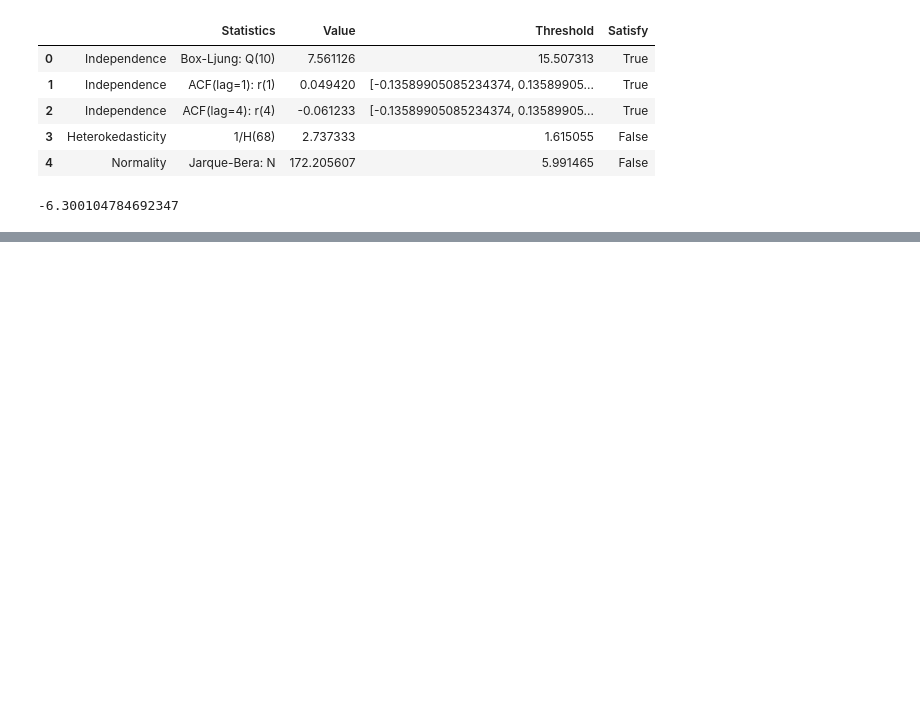
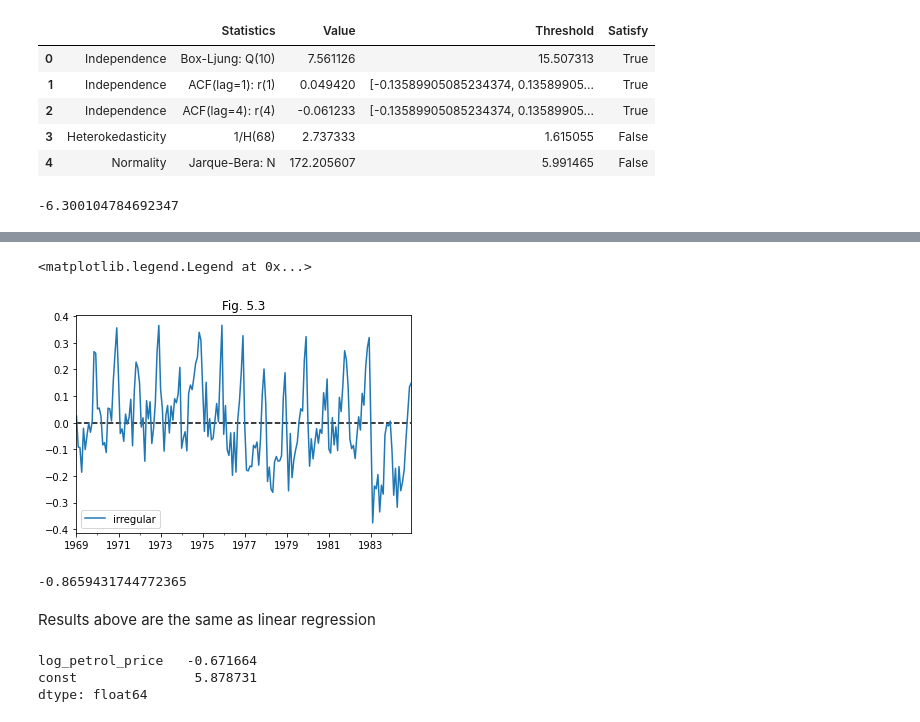
Before and after one commit to tatamiya/state_space_model_notebooks, a Jupyter notebook: statsmodels/CommandeurKoopman2007.ipynb, the cells around one changed output, grey strips where cells are left out. Drawn from its saved outputs; the diff is of its cells as text; code cells hidden in the pictures; blank space fills up the shorter version.

```diff
--- a/statsmodels/CommandeurKoopman2007.ipynb
+++ b/statsmodels/CommandeurKoopman2007.ipynb
@@ -1178,0 +1272,15 @@ llevel_seasonal_results_ukinflation.aic / llevel_seasonal_results_ukinflation.no
+# %%
+ax = pd.Series(dconst_exog_results.smoothed_measurement_disturbance[0], index=df_ukdrivers.index).plot(label='irregular')
+ax.hlines(0, *ax.get_xlim(), linestyle='dashed', color='black')
+ax.set_title('Fig. 5.3')
+ax.legend()
+# %% [output]
+<matplotlib.legend.Legend at 0x...>
+[figure, added]
+# %%
+# AIC
+dconst_exog_results.aic / dconst_exog_results.nobs
+# %% [output]
+-0.8659431744772365
+# %% [markdown]
+Results above are the same as linear regression
@@ -1178,0 +1290,6 @@ llevel_seasonal_results_ukinflation.aic / llevel_seasonal_results_ukinflation.no
+# %%
+ols_driver_petrol_result.params
+# %% [output]
+log_petrol_price   -0.671664
+const               5.878731
+dtype: float64
```
Also changed, not shown: parts of 33 cells of this notebook.
